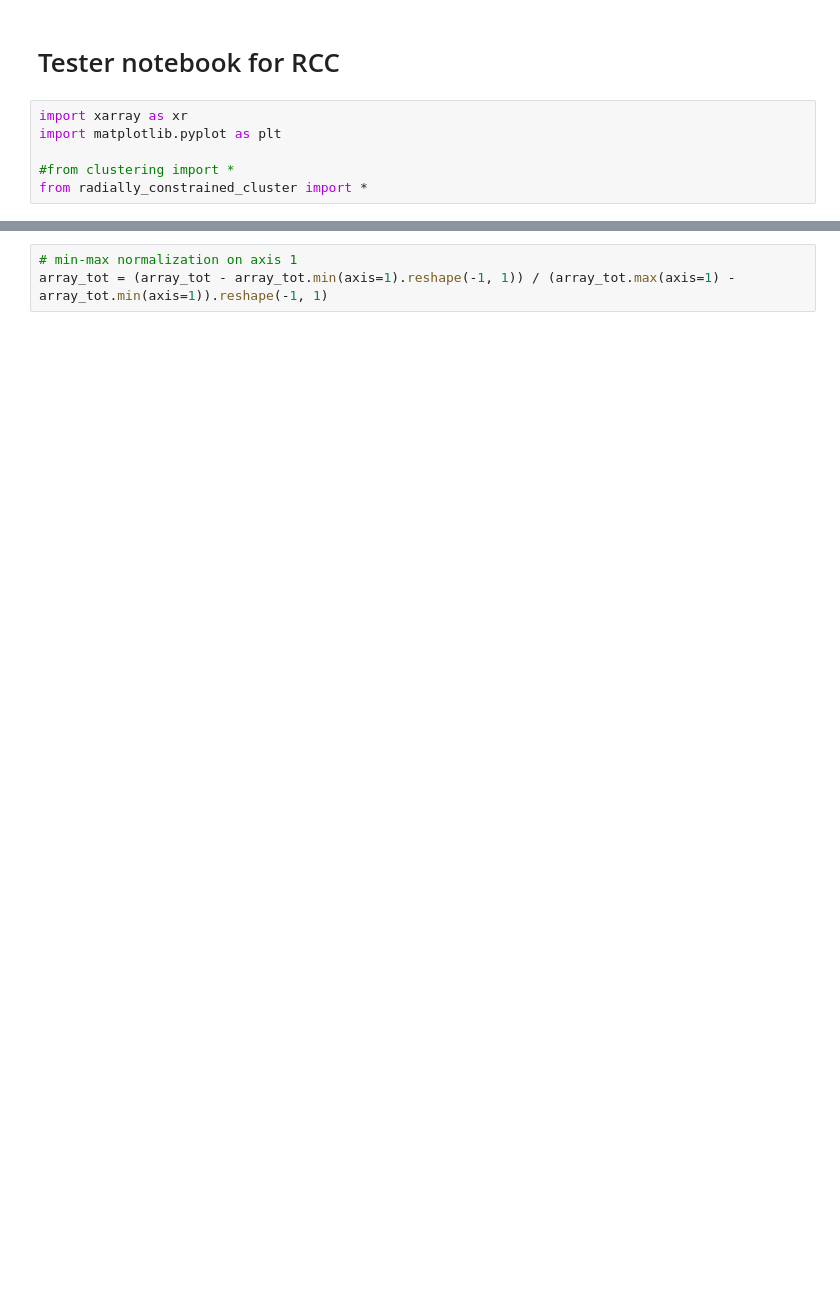
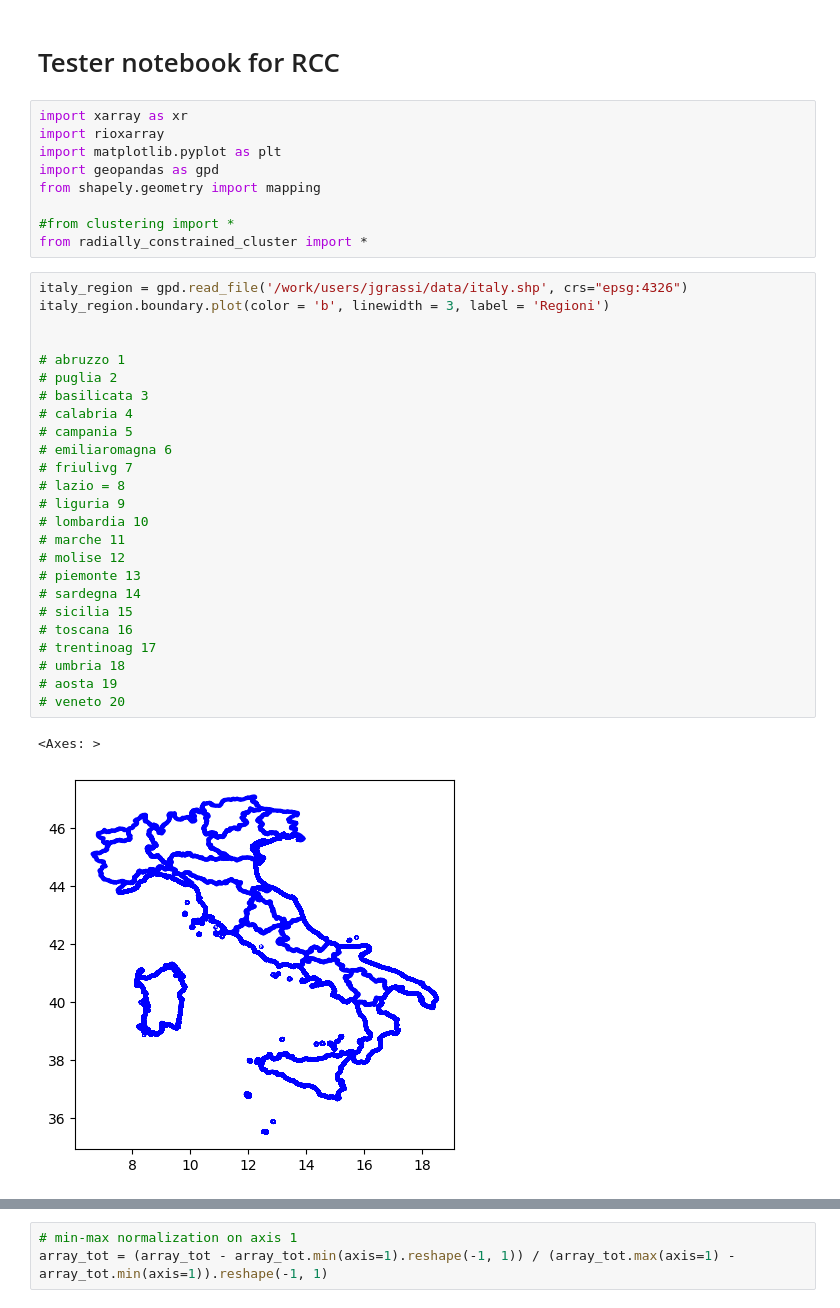
Before and after one commit to jacopograssi97/Radially_constrained_clustering, a Jupyter notebook: tester.ipynb, the cells around one changed output, grey strips where cells are left out. Cells and saved outputs as stored; diff of their text form; blank space fills up the shorter version.

```diff
--- a/tester.ipynb
+++ b/tester.ipynb
@@ -2,9 +2,40 @@
 # Tester notebook for RCC
 # %%
 import xarray as xr
+import rioxarray
 import matplotlib.pyplot as plt
+import geopandas as gpd
+from shapely.geometry import mapping
 
 #from clustering import *
 from radially_constrained_cluster import *
+# %%
+italy_region = gpd.read_file('/work/users/jgrassi/data/italy.shp', crs="epsg:4326")
+italy_region.boundary.plot(color = 'b', linewidth = 3, label = 'Regioni')
+
+
+# abruzzo 1
+# puglia 2
+# basilicata 3
+# calabria 4
+# campania 5
+# emiliaromagna 6
+# friulivg 7
+# lazio = 8
+# liguria 9
+# lombardia 10
+# marche 11
+# molise 12
+# piemonte 13
+# sardegna 14
+# sicilia 15
+# toscana 16
+# trentinoag 17
+# umbria 18
+# aosta 19
+# veneto 20
+# %% [output]
+<Axes: >
+[figure, added]
 # %%
 data_path = '/work/users/jgrassi/data/ERA5'
```
Also changed, not shown: parts of 18 cells of this notebook, 3 other files.
